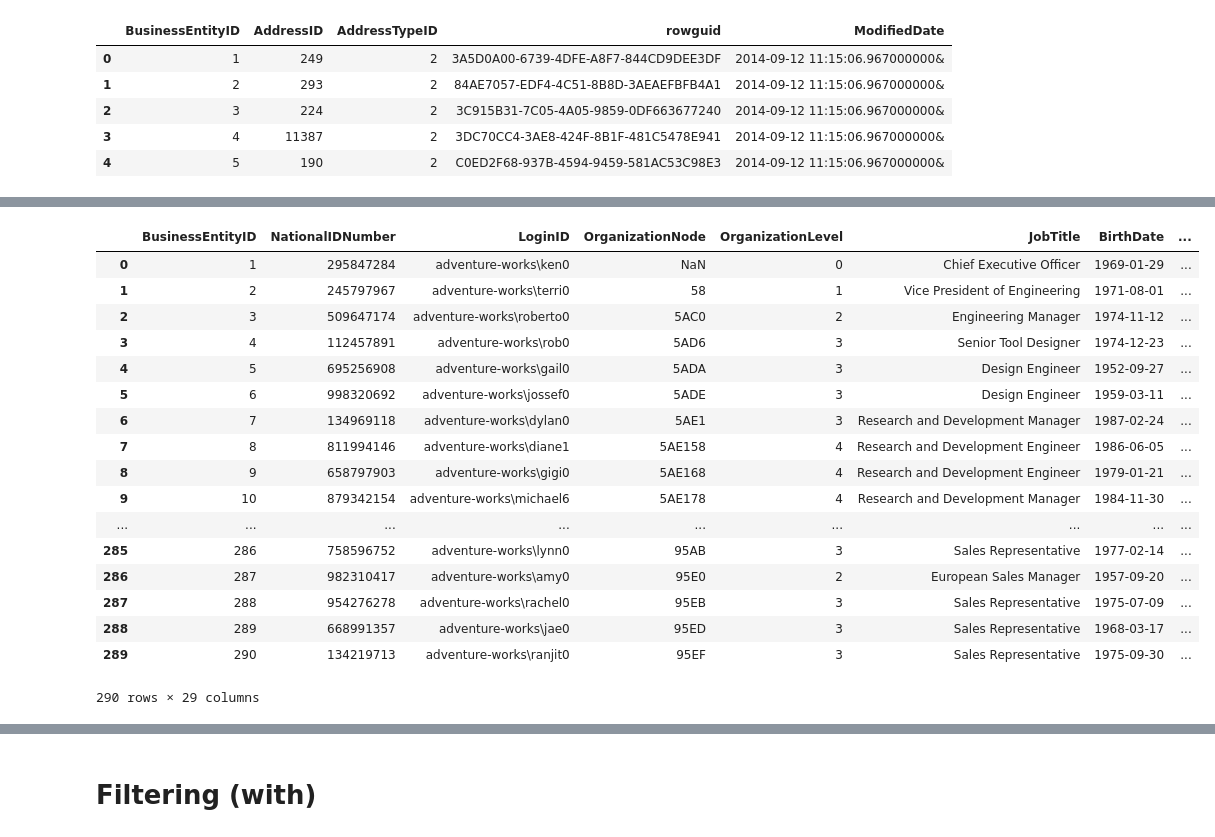
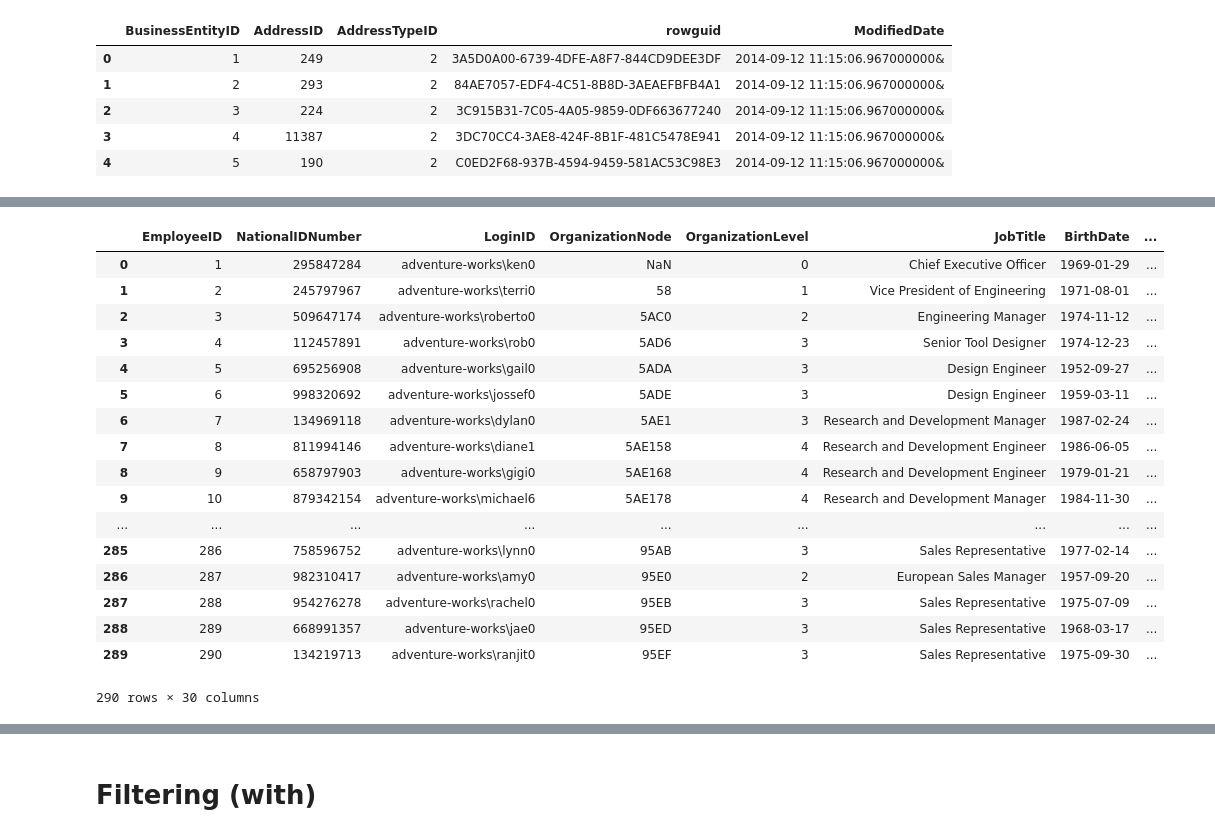
Before and after one commit to peterbengkui/DataProgramming, a Jupyter notebook: 04-Pandas-Data-Tables/PandasExercise_solution.ipynb, the cells around one changed output, grey strips where cells are left out. Saved outputs shown, nothing was run; the diff lists cells and outputs as text; code cells hidden in the pictures.

```diff
--- a/04-Pandas-Data-Tables/PandasExercise_solution.ipynb
+++ b/04-Pandas-Data-Tables/PandasExercise_solution.ipynb
@@ -26,5 +22,5 @@ Wall time: 52.7 ms
 Employees
 # %%
 %%time
-Email = pd.read_excel('/Users/mxz0434/GSU-Teaching/course-material/DataProgramming/04-Pandas-Data-Tables/EmailAddress.xlsx')
+Email = pd.read_excel('/Users/GSU-Teaching/course-material/DataProgramming/04-Pandas-Data-Tables/EmailAddress.xlsx')
 print("shape:", Email.shape)
@@ -36,7 +28,7 @@ Wall time: 930 ms
 Email.head()
 # %%
 %%time
-Person = pd.read_excel('/Users/mxz0434/GSU-Teaching/course-material/DataProgramming/04-Pandas-Data-Tables/Person.xlsx')
+Person = pd.read_excel('/Users/meng/Dropbox/Shared/GSU-Teaching/course-material/DataProgramming/04-Pandas-Data-Tables/Person.xlsx')
 print("shape:", Person.shape)
 # %% [output]
 shape: (19972, 14)
@@ -46,7 +38,7 @@ Wall time: 2.15 s
 Person.head()
 # %%
 %%time
-Address = pd.read_excel('/Users/mxz0434/GSU-Teaching/course-material/DataProgramming/04-Pandas-Data-Tables/Address.xlsx')
+Address = pd.read_excel('/Users/meng/Dropbox/Shared/GSU-Teaching/course-material/DataProgramming/04-Pandas-Data-Tables/Address.xlsx')
 print("shape:", Address.shape)
 # %% [output]
 shape: (19614, 9)
@@ -61,7 +53,7 @@ Employees.head()
 Employees = Employees.merge(Person[["BusinessEntityID", "PersonType", "NameStyle", "Title", "FirstName","MiddleName", "LastName"]], on="BusinessEntityID", how="inner")
 Employees.head()
 # %%
-BusinessEntityAddress = pd.read_excel("/Users/mxz0434/GSU-Teaching/course-material/DataProgramming/04-Pandas-Data-Tables/BusinessEntityAddress.xlsx")
+BusinessEntityAddress = pd.read_excel("/Users/meng/Dropbox/Shared/GSU-Teaching/course-material/DataProgramming/04-Pandas-Data-Tables/BusinessEntityAddress.xlsx")
 print("shape:", BusinessEntityAddress.shape)
 BusinessEntityAddress.head()
 # %% [output]
@@ -88,10 +74,10 @@ Index(['AddressID', 'AddressLine1', 'AddressLine2', 'City', 'StateProvinceID',
        'BusinessEntityID'],
       dtype='object')
 # %%
-Employees = Employees.merge(Address[['BusinessEntityID', 'AddressID', 'AddressLine1', 'AddressLine2', 'City', 'StateProvinceID', 'PostalCode']], on='BusinessEntityID', how='inner')
+Employees = Employees.merge(Address[['BusinessEntityID', 'AddressID', 'AddressLine1', 'AddressLine2', 'City', 'StateProvinceID', 'PostalCode']], left_on='EmployeeID',  right_on='BusinessEntityID', how='left')
 Employees
 # %% [output]
-|  | BusinessEntityID | NationalIDNumber | LoginID | OrganizationNode | OrganizationLevel | JobTitle | BirthDate | ... |
+|  | EmployeeID | NationalIDNumber | LoginID | OrganizationNode | OrganizationLevel | JobTitle | BirthDate | ... |
 | 0 | 1 | 295847284 | adventure-works\ken0 | NaN | 0 | Chief Executive Officer | 1969-01-29 | ... |
 | 1 | 2 | 245797967 | adventure-works\terri0 | 58 | 1 | Vice President of Engineering | 1971-08-01 | ... |
 | 2 | 3 | 509647174 | adventure-works\roberto0 | 5AC0 | 2 | Engineering Manager | 1974-11-12 | ... |
@@ -108,4 +94,4 @@ Employees
 | 287 | 288 | 954276278 | adventure-works\rachel0 | 95EB | 3 | Sales Representative | 1975-07-09 | ... |
 | 288 | 289 | 668991357 | adventure-works\jae0 | 95ED | 3 | Sales Representative | 1968-03-17 | ... |
 | 289 | 290 | 134219713 | adventure-works\ranjit0 | 95EF | 3 | Sales Representative | 1975-09-30 | ... |
-290 rows × 29 columns
+290 rows × 30 columns
```
Also changed, not shown: parts of 68 cells of this notebook, 3 other files.
